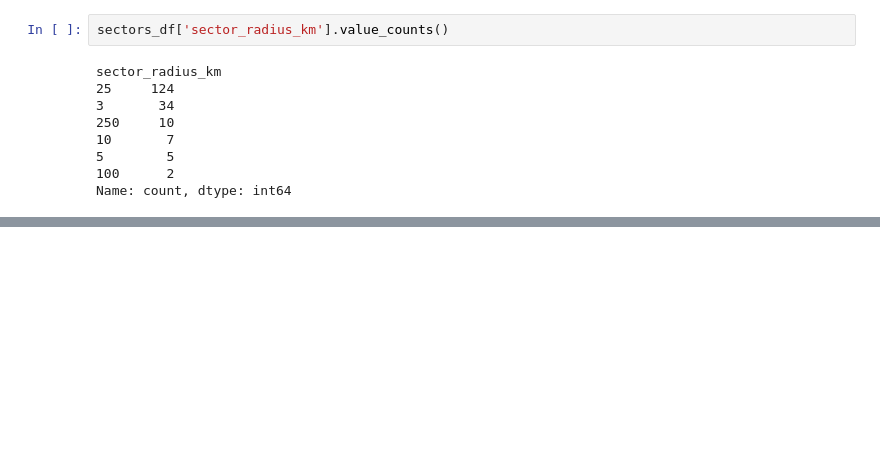
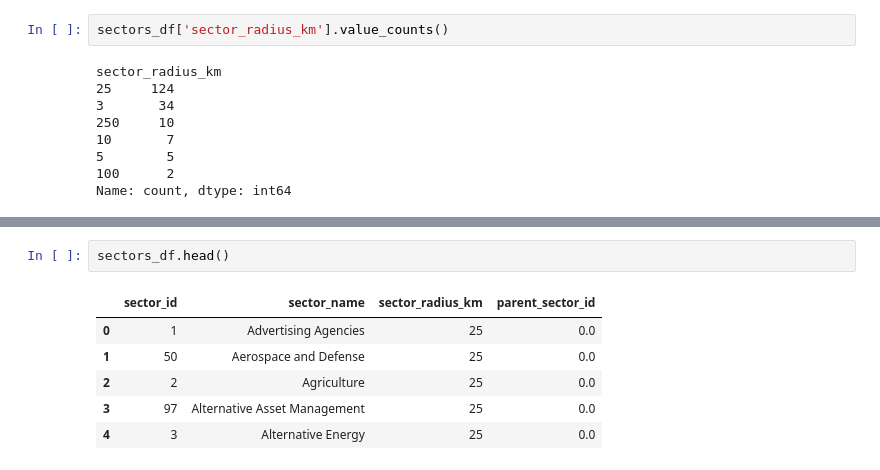
Before and after one commit to saricmilos/coding-challenge, a Jupyter notebook: notebooks/coding_challenge.ipynb, the cells around one changed output, grey strips where cells are left out. Drawn from its saved outputs; the diff is of its cells as text; blank space fills up the shorter version.

```diff
--- a/notebooks/coding_challenge.ipynb
+++ b/notebooks/coding_challenge.ipynb
@@ -593,0 +612,9 @@ Name: count, dtype: int64
+# %%
+sectors_df.head()
+# %% [output]
+|  | sector_id | sector_name | sector_radius_km | parent_sector_id |
+| 0 | 1 | Advertising Agencies | 25 | 0.0 |
+| 1 | 50 | Aerospace and Defense | 25 | 0.0 |
+| 2 | 2 | Agriculture | 25 | 0.0 |
+| 3 | 97 | Alternative Asset Management | 25 | 0.0 |
+| 4 | 3 | Alternative Energy | 25 | 0.0 |
```
Also changed, not shown: parts of 21 cells of this notebook.
